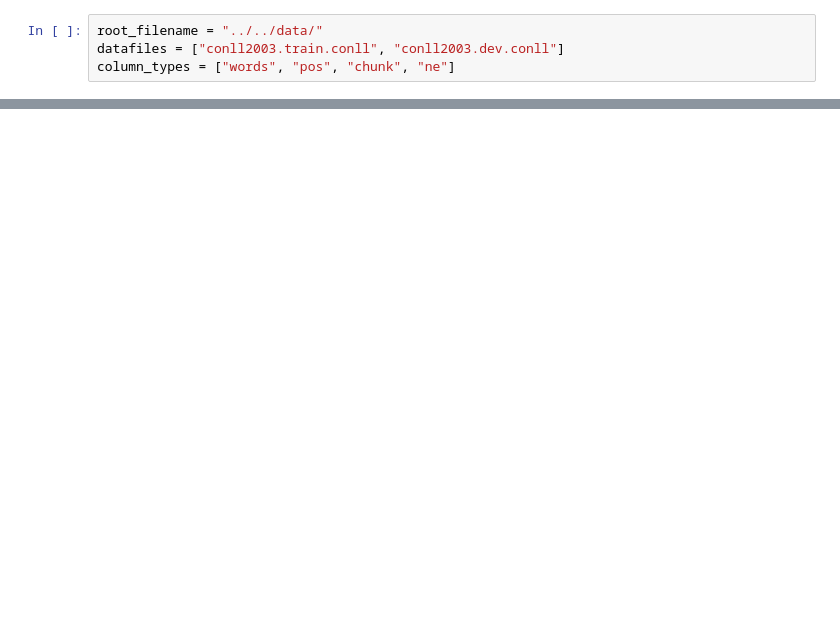
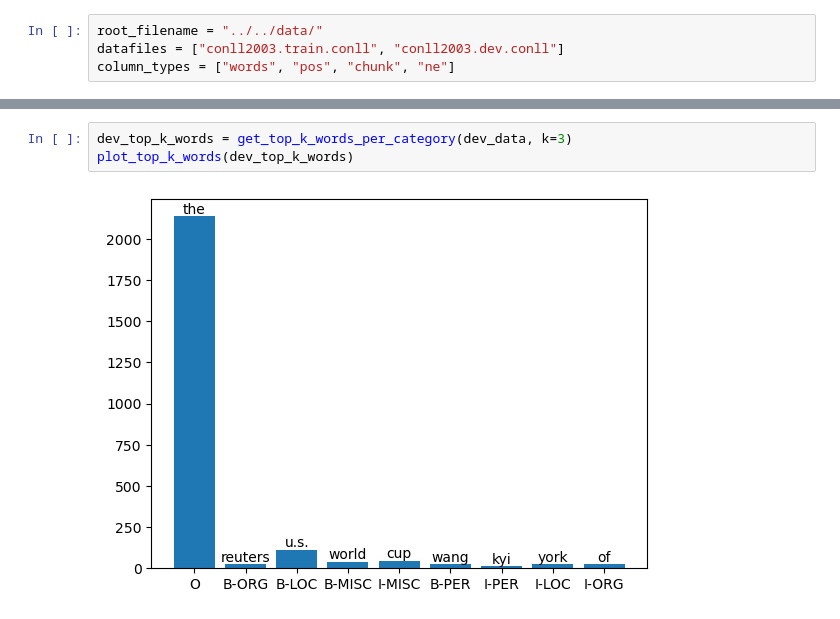
Before and after one commit to AnkurSatya/VU_ML-for-NLP, a Jupyter notebook: code/assignment1/analyze_distribution.ipynb, the cells around one changed output, grey strips where cells are left out. Saved outputs shown, nothing was run; the diff lists cells and outputs as text; blank space fills up the shorter version.

```diff
--- a/code/assignment1/analyze_distribution.ipynb
+++ b/code/assignment1/analyze_distribution.ipynb
@@ -159,0 +185,5 @@ defaultdict(str,
+# %%
+dev_top_k_words = get_top_k_words_per_category(dev_data, k=3)
+plot_top_k_words(dev_top_k_words)
+# %% [output]
+[figure, added]
```
Also changed, not shown: parts of 24 cells of this notebook.
